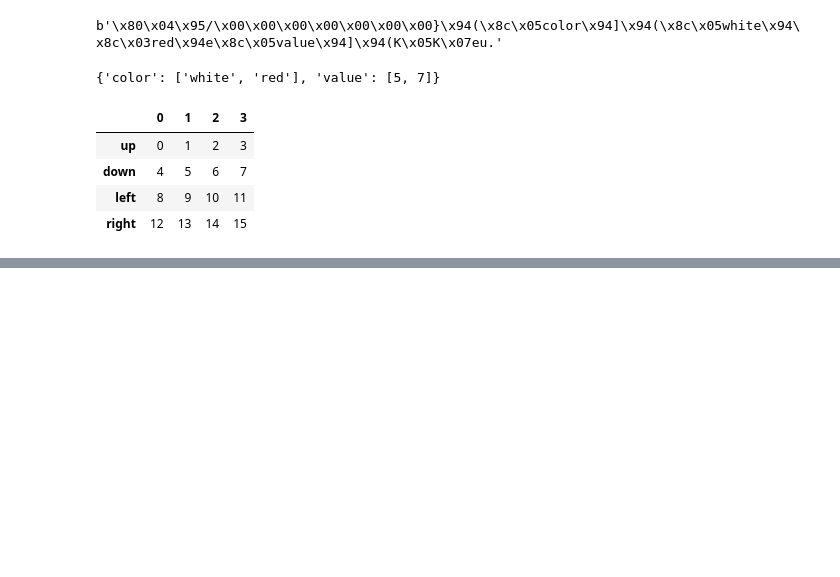
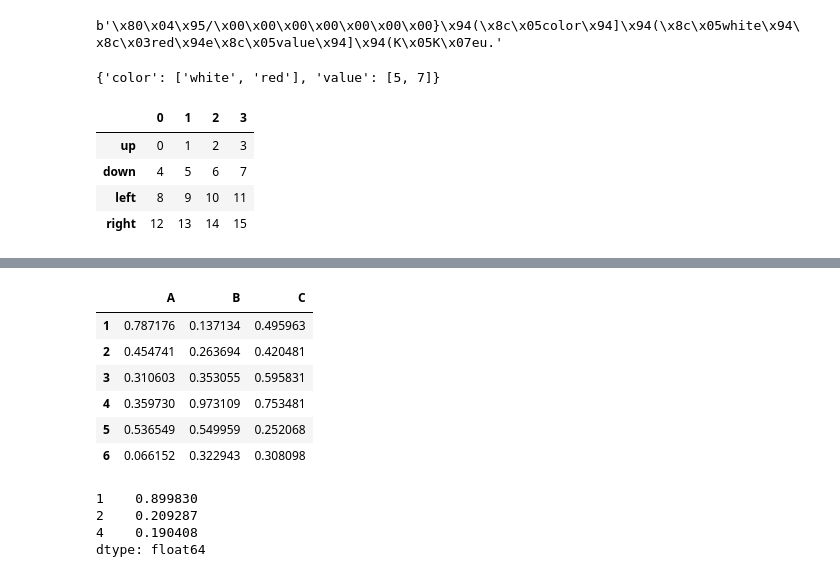
Before and after one commit to dzhamaldinov-maksim/my_data_analyst_road, a Jupyter notebook: da_lerning/training_da_10.ipynb, the cells around one changed output, grey strips where cells are left out. Drawn from its saved outputs; the diff is of its cells as text; code cells hidden in the pictures; blank space fills up the shorter version.

```diff
--- a/da_lerning/training_da_10.ipynb
+++ b/da_lerning/training_da_10.ipynb
@@ -34,0 +199,36 @@ pd.read_pickle('C:\\Users\\Максим Феликсович\\Documents\\GitHub\
+# %%
+import numpy as np
+import pandas as pd
+
+frame1 = pd.DataFrame(np.random.rand(9).reshape(3,3), index=[1,2,3], columns=['A','B','C'])
+frame2 = pd.DataFrame(np.random.rand(9).reshape(3,3), index=[4,5,6], columns=['A','B','C'])
+
+pd.concat([frame1, frame2])
+    # из этого примера можно увидеть что конкатенация работает даже с объектами типа DataFrame
+# %% [output]
+|  | A | B | C |
+| 1 | 0.787176 | 0.137134 | 0.495963 |
+| 2 | 0.454741 | 0.263694 | 0.420481 |
+| 3 | 0.310603 | 0.353055 | 0.595831 |
+| 4 | 0.359730 | 0.973109 | 0.753481 |
+| 5 | 0.536549 | 0.549959 | 0.252068 |
+| 6 | 0.066152 | 0.322943 | 0.308098 |
+# %%
+import numpy as np
+import pandas as pd
+
+    # Есть еще одна ситуация, при которой объединение не работает за счет соединения или конкатенации. Например, если есть два набора данных с полностью или частично пересекающимися индексами.
+
+    # Одна из функций для Series называется combine_first(). Она выполняет объединение с выравниваем данных.
+
+ser1 = pd.Series(np.random.rand(5),index=[1,2,3,4,5])
+ser2 = pd.Series(np.random.rand(4),index=[2,4,5,6])
+ser1.combine_first(ser2)
+    # в данном примере происходит полное пересечение
+ser1[:1].combine_first(ser2[:2])
+    # если же необходимо точечное, то указываем необходимые значения
+# %% [output]
+1    0.899830
+2    0.209287
+4    0.190408
+dtype: float64
```
Also changed, not shown: parts of 10 cells of this notebook, 1 other file.
